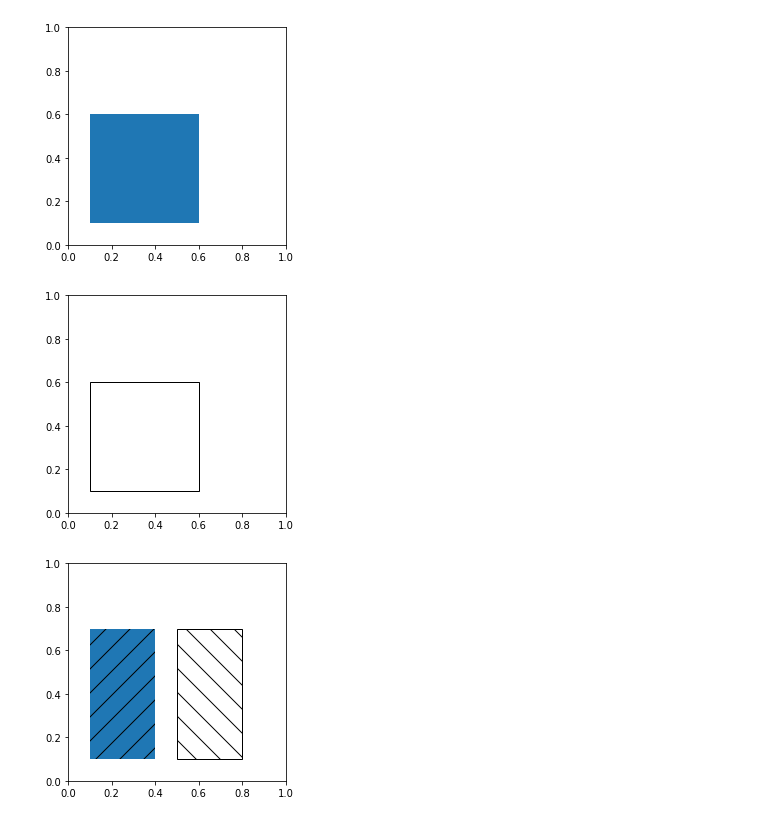
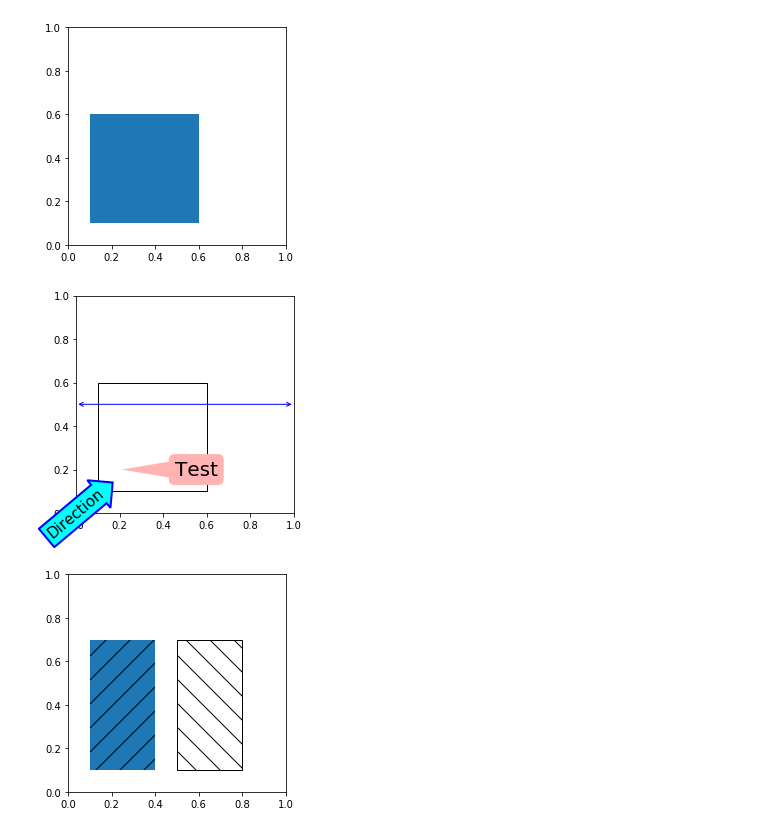
Before and after one commit to yogeshVU/matplotlib_apps, a Jupyter notebook: matplotlib_barchart.ipynb, the cells around one changed output. Saved outputs shown, nothing was run; the diff lists cells and outputs as text; code cells hidden in the pictures.

```diff
--- a/matplotlib_barchart.ipynb
+++ b/matplotlib_barchart.ipynb
@@ -285,23 +305,46 @@ plt.show()
 #fig1.savefig('rect1.png', dpi=90, bbox_inches='tight')
 # %% [output]
 [figure]
-# %%
-import matplotlib.pyplot as plt
-import matplotlib.patches as patches
-
-fig2 = plt.figure()
-ax2 = fig2.add_subplot(111, aspect='equal')
-ax2.add_patch(
-    patches.Rectangle(
-        (0.1, 0.1),
-        0.5,
-        0.5,
-        fill=False      # remove background
-    )
-)
-#fig2.savefig('rect2.png', dpi=90, bbox_inches='tight')
-# %% [output]
-[figure, removed]
+# %%
+import matplotlib.pyplot as plt
+import matplotlib.patches as patches
+
+fig2 = plt.figure()
+ax2 = fig2.add_subplot(111, aspect='equal')
+ax2.add_patch(
+    patches.Rectangle(
+        (0.1, 0.1),
+        0.5,
+        0.5,
+        fill=False      # remove background
+    )
+)
+
+ax2.annotate('', xy=(0, 0.5), xycoords='axes fraction', xytext=(1, 0.5),
+            arrowprops=dict(arrowstyle="<->", color='b'))
+
+el = Ellipse((2, -1), 0.5, 0.5)
+
+ann = ax2.annotate('Test',
+                  xy=(.2, 0.2), xycoords='data',
+                  xytext=(55, 0), textcoords='offset points',
+                  size=20, va="center",
+                  bbox=dict(boxstyle="round", fc=(1.0, 0.7, 0.7), ec="none"),
+                  arrowprops=dict(arrowstyle="wedge,tail_width=1.",
+                                  fc=(1.0, 0.7, 0.7), ec="none",
+                                  patchA=None,
+                                  patchB=el,
+                                  relpos=(0.2, 0.5)))
+bbox_props = dict(boxstyle="rarrow,pad=0.3", fc="cyan", ec="b", lw=2)
+t = ax2.text(0, 0, "Direction", ha="center", va="center", rotation=40,
+            size=15,
+            bbox=bbox_props)
+
+
+plt.show()
+#fig2.savefig('rect2.png', dpi=90, bbox_inches='tight')
+# %% [output]
+[figure, added]
 # %%
 import matplotlib.pyplot as plt
 import matplotlib.patches as patches
```
Also changed, not shown: parts of 6 cells of this notebook, 1 other file.
